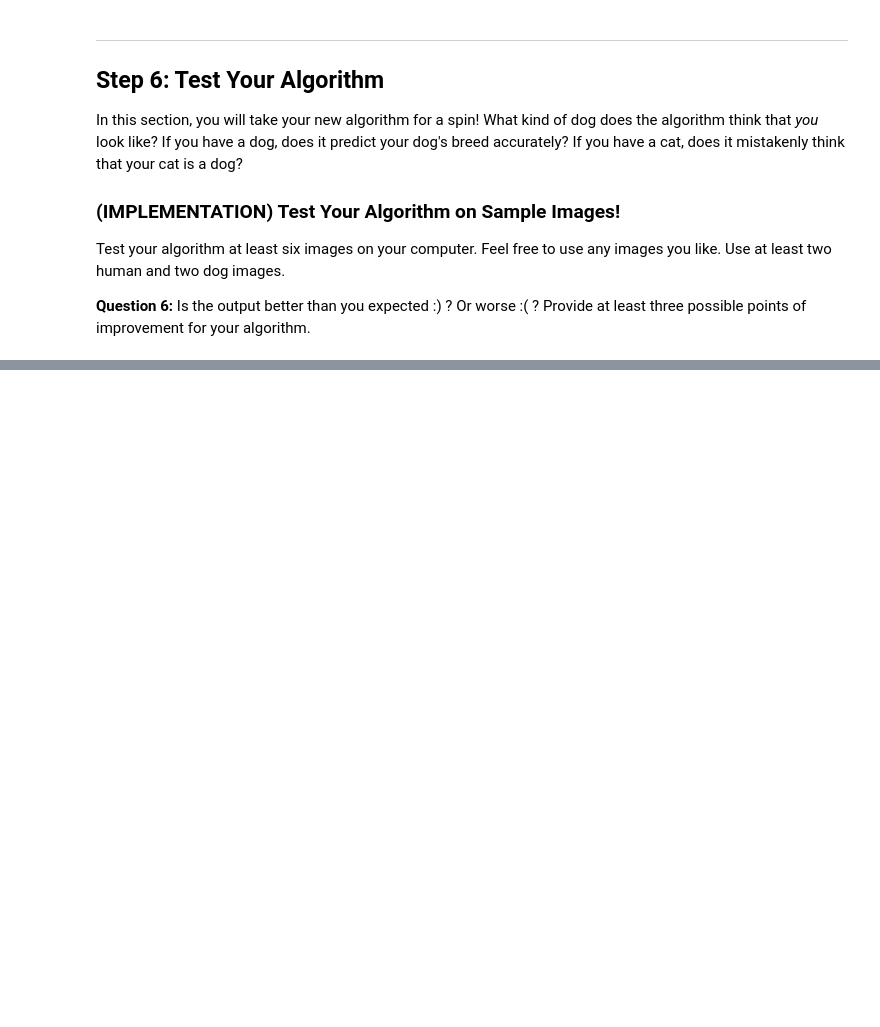
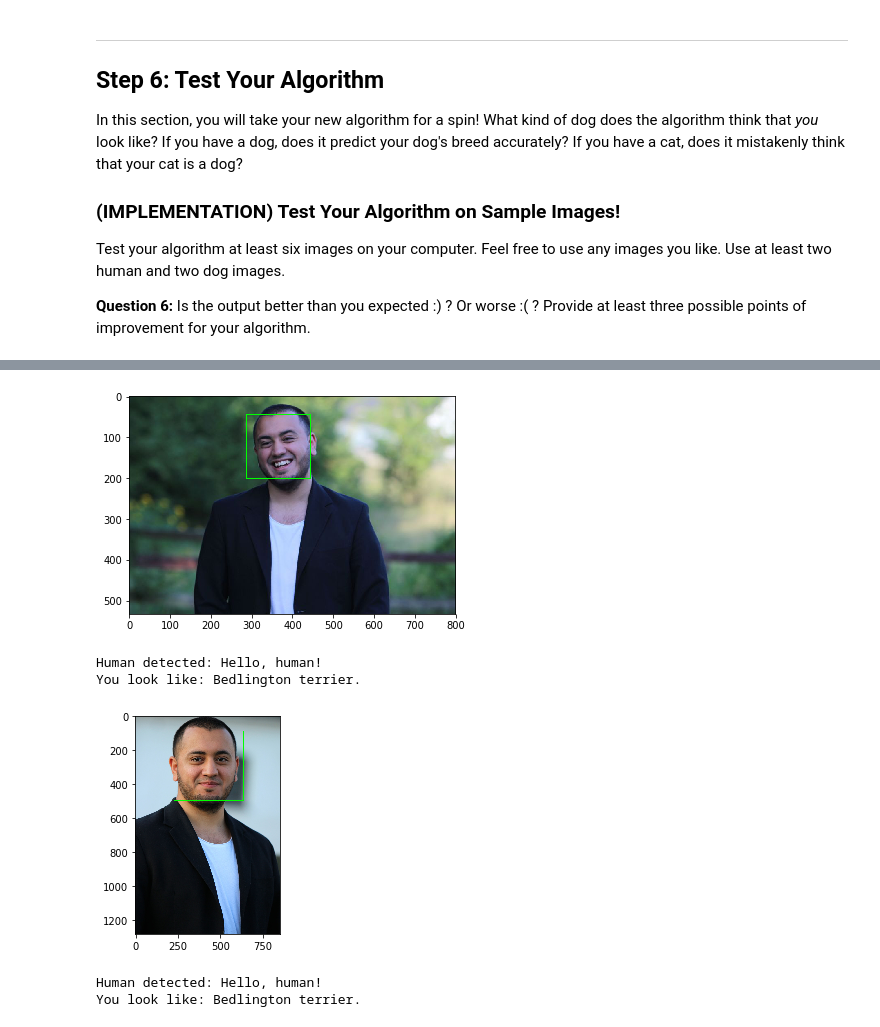
Before and after one commit to AmmarJawad/deep-learning-v2-pytorch, a Jupyter notebook: project-dog-classification/dog_app.ipynb, the cells around one changed output, grey strips where cells are left out. Cells and saved outputs as stored; diff of their text form; code cells hidden in the pictures; blank space fills up the shorter version.

```diff
--- a/project-dog-classification/dog_app.ipynb
+++ b/project-dog-classification/dog_app.ipynb
@@ -989,0 +979,13 @@ You look like: Irish setter.
+# %%
+# identifying my own dog breed
+test_images = np.array(glob('./testing_imgs/*'))
+
+for file in test_images:
+    run_app(file)
+# %% [output]
+[figure, added]
+Human detected: Hello, human!
+You look like: Bedlington terrier.
+[figure, added]
+Human detected: Hello, human!
+You look like: Bedlington terrier.
```
Also changed, not shown: parts of 16 cells of this notebook, 5 other files.
